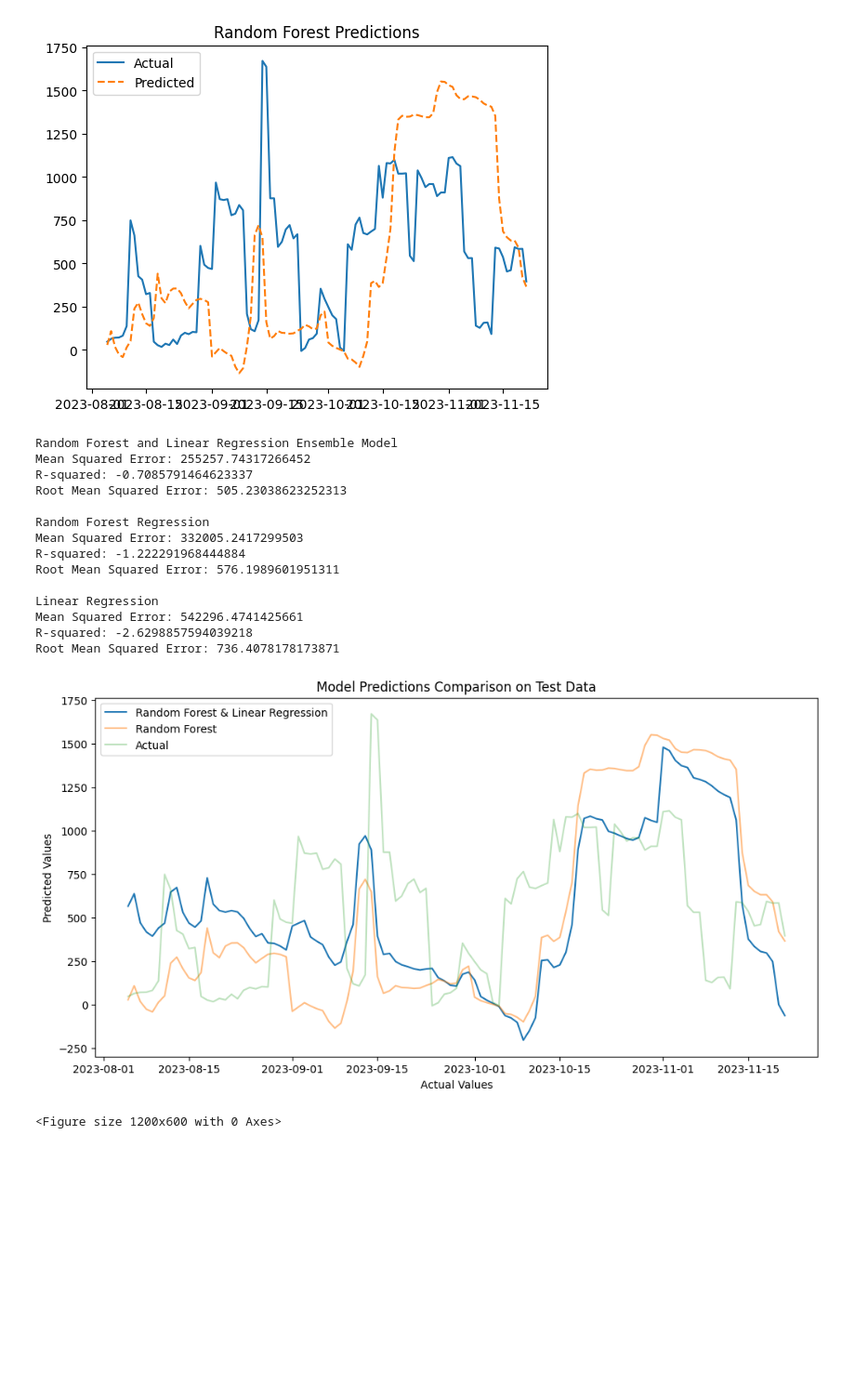
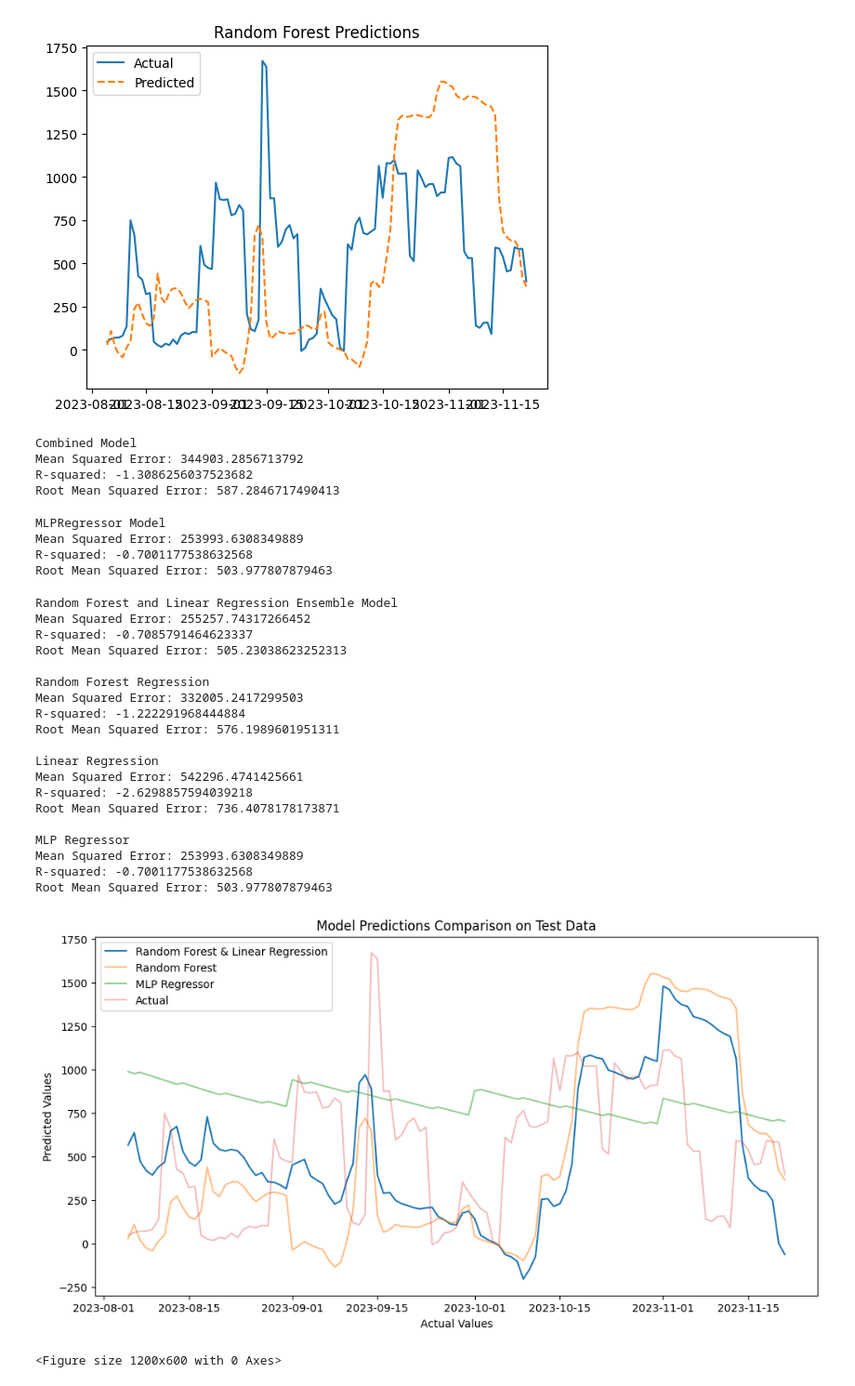
Before and after one commit to DataBytes-Organisation/Neo_Dolfin, a Jupyter notebook: neo_dolfin/ai/savings/Random_Forest_Model.ipynb, the cells around one changed output. Shown at 93% size. Cells and saved outputs as stored; diff of their text form; code cells hidden in the pictures; blank space fills up the shorter version.

Commit message:
MLP Regressor for forecasting

```diff
--- a/neo_dolfin/ai/savings/Random_Forest_Model.ipynb
+++ b/neo_dolfin/ai/savings/Random_Forest_Model.ipynb
@@ -315,11 +315,72 @@ lr_model_prediction = lr_model_fit.predict(X_test)
 # %%
 # Combine the predictions from both models
 rf_lr_prediction = rf_model_prediction + lr_model_prediction
+# %%
+from xgboost import XGBRegressor
+
+# Train a Random Forest model
+rf_model = RandomForestRegressor(
+    n_estimators=100,
+    min_samples_split=best_params['min_samples_split'],
+    min_samples_leaf=best_params['min_samples_leaf'],
+    max_depth=best_params['max_depth']
+)
+rf_model.fit(X_train, y_train)
+rf_predictions = rf_model.predict(X_test)
+
+# Train a Gradient Boosting model (XGBoost example)
+xgb_model = XGBRegressor(n_estimators=100, learning_rate=0.1, max_depth=3, random_state=42)
+xgb_model.fit(X_train, y_train)
+xgb_predictions = xgb_model.predict(X_test)
+
+# Combine predictions (simple averaging)
+combined_predictions = (rf_predictions + xgb_predictions) / 2
+
+# Evaluate the combined model
+combined_mse = mean_squared_error(y_test, combined_predictions)
+combined_rmse = np.sqrt(combined_mse)
+combined_r2 = r2_score(y_test, combined_predictions)
+
+print("Combined Model")
+print("Mean Squared Error:", combined_mse)
+print("R-squared:", combined_r2)
+print("Root Mean Squared Error:", combined_rmse)
+#Mean Squared Error: 255257.74317266452
+# %% [output]
+Combined Model
+Mean Squared Error: 344903.2856713792
+R-squared: -1.3086256037523682
+Root Mean Squared Error: 587.2846717490413
+# %%
+from sklearn.neural_network import MLPRegressor
+
+# Instantiate and train MLPRegressor model
+mlp_model = MLPRegressor(hidden_layer_sizes=(1000,), max_iter=1000, random_state=42)
+mlp_model.fit(X_train, y_train)
+
+# Make predictions using the trained model
+mlp_predictions = mlp_model.predict(X_test)
+
+# Evaluate the MLPRegressor model
+mlp_mse = mean_squared_error(y_test, mlp_predictions)
+mlp_rmse = np.sqrt(mlp_mse)
+mlp_r2 = r2_score(y_test, mlp_predictions)
+
+print("MLPRegressor Model")
+print("Mean Squared Error:", mlp_mse)
+print("R-squared:", mlp_r2)
+print("Root Mean Squared Error:", mlp_rmse)
+# %% [output]
+MLPRegressor Model
+Mean Squared Error: 253993.6308349889
+R-squared: -0.7001177538632568
+Root Mean Squared Error: 503.977807879463
 # %%
 # Plotting the actual vs Ensemble predictions
 plt.figure(figsize=(12, 6))
 plt.plot(y_test.index, rf_lr_prediction, label='Random Forest & Linear Regression', alpha=1)
 plt.plot(y_test.index, rf_model_prediction, label='Random Forest', alpha=0.5)
+plt.plot(y_test.index, mlp_predictions, label='MLP Regressor', alpha=0.5)
 plt.plot(y_test.index, y_test, label='Actual', alpha=0.3)
 
 # Evaluate Random Forest and Linear Regression Ensemble Model
@@ -346,34 +407,50 @@ print()
 
 # Evaluate Linear Regression
 print("Linear Regression")
 mse = mean_squared_error(y_test, lr_model_prediction)
 rmse = np.sqrt(mse)
 r2 = r2_score(y_test, lr_model_prediction)
 print("Mean Squared Error:", mse)
 print("R-squared:", r2)
 print("Root Mean Squared Error:", rmse)
 
+print()
+
+# Evaluate MLPRegressor
+print("MLP Regressor")
+mse = mean_squared_error(y_test, mlp_predictions)
+rmse = np.sqrt(mse)
+r2 = r2_score(y_test, mlp_predictions)
+print("Mean Squared Error:", mse)
+print("R-squared:", r2)
+print("Root Mean Squared Error:", rmse)
+
 plt.xlabel('Actual Values')
 plt.ylabel('Predicted Values')
 plt.legend()
 plt.title('Model Predictions Comparison on Test Data')
 plt.show()
 # %% [output]
 Random Forest and Linear Regression Ensemble Model
 Mean Squared Error: 255257.74317266452
 R-squared: -0.7085791464623337
 Root Mean Squared Error: 505.23038623252313
 
 Random Forest Regression
 Mean Squared Error: 332005.2417299503
 R-squared: -1.222291968444884
 Root Mean Squared Error: 576.1989601951311
 
 Linear Regression
 Mean Squared Error: 542296.4741425661
 R-squared: -2.6298857594039218
 Root Mean Squared Error: 736.4078178173871
+
+MLP Regressor
+Mean Squared Error: 253993.6308349889
+R-squared: -0.7001177538632568
+Root Mean Squared Error: 503.977807879463
-[figure, old version]
+[figure, new version]
 # %%
 from datetime import timedelta
 
```
